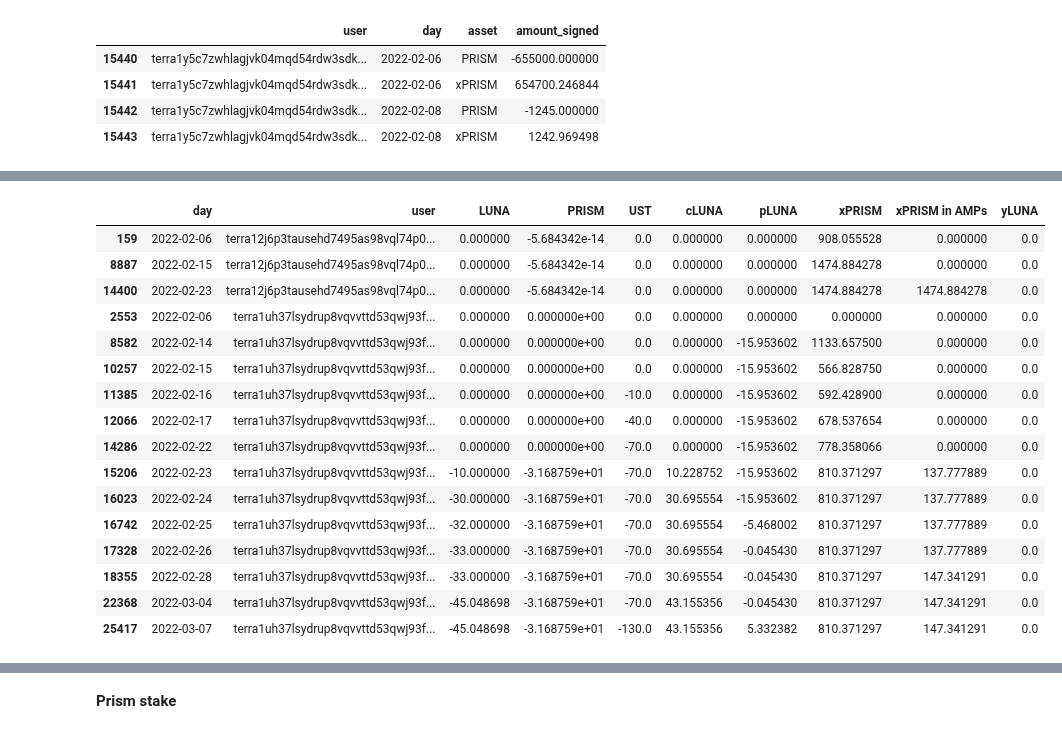
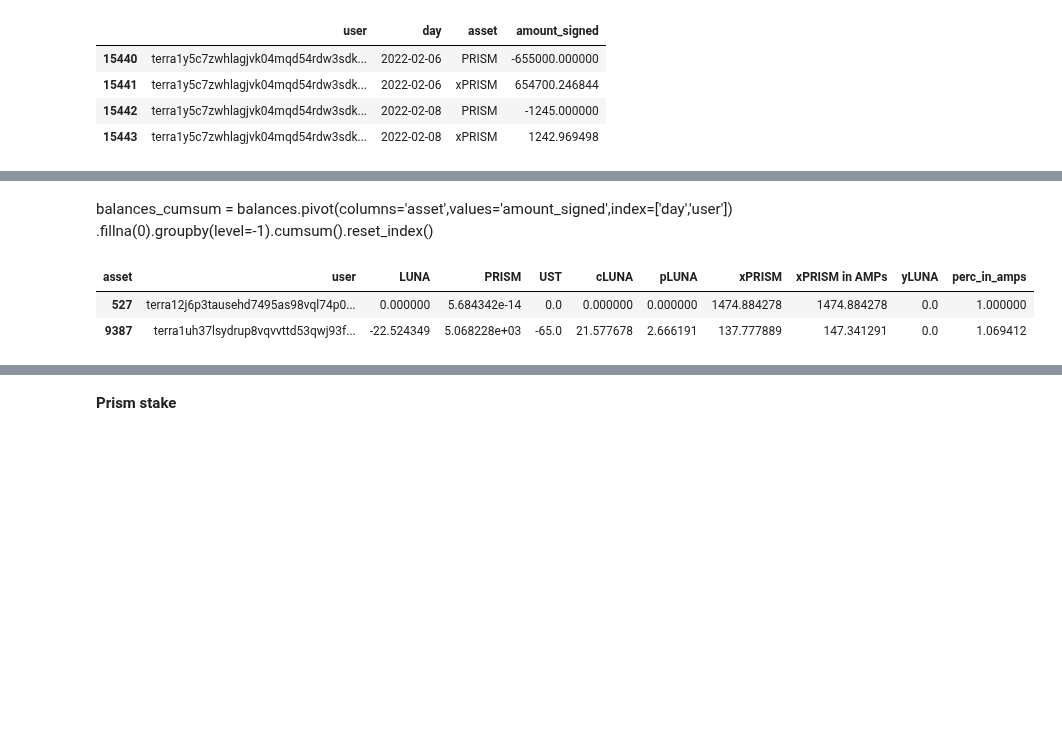
Before and after one commit to IncioMan/prism_forge, a Jupyter notebook: notebook/Prism Balances.ipynb, the cells around one changed output, grey strips where cells are left out. Cells and saved outputs as stored; diff of their text form; code cells hidden in the pictures; blank space fills up the shorter version.

```diff
--- a/notebook/Prism Balances.ipynb
+++ b/notebook/Prism Balances.ipynb
@@ -120,12 +120,12 @@ class SwapsDataProvider(GenericDataProvider):
         yluna_swaps = self.swaps_df_all[(self.swaps_df_all.asset_given=='yLUNA')|(self.swaps_df_all.asset_received=='yLUNA')]
         yluna_swaps['amount_signed'] = yluna_swaps.apply(lambda row: row.offer_amount if row.asset_given == 'yLUNA' else -row.return_amount,axis=1)
         yluna_swaps['type'] = 'swap'
-        self.yluna_swaps = yluna_swaps
+        self.yluna_swaps = yluna_swaps.drop_duplicates(['tx_id'],ignore_index=True)
         #
         pluna_swaps = self.swaps_df_all[(self.swaps_df_all.asset_given=='pLUNA')|(self.swaps_df_all.asset_received=='pLUNA')]
         pluna_swaps['amount_signed'] = pluna_swaps.apply(lambda row: row.offer_amount if row.asset_given == 'pLUNA' else -row.return_amount,axis=1)
         pluna_swaps['type'] = 'swap'
-        self.pluna_swaps = pluna_swaps
+        self.pluna_swaps = pluna_swaps.drop_duplicates(['tx_id'],ignore_index=True)
         #
         given = swaps_dp.swaps_df_all.copy()
         given['asset'] = given.asset_given
@@ -138,7 +138,7 @@ class SwapsDataProvider(GenericDataProvider):
         cols = ['block_timestamp', 'tx_id','user', 'hr',
                'day', 'asset', 'amount_signed']
         swaps_single = received[cols].append(given[cols])
-        self.swaps_single = swaps_single[swaps_single.amount_signed.notna()]
+        self.swaps_single = swaps_single[swaps_single.amount_signed.notna()].drop_duplicates(['tx_id','asset'],ignore_index=True)
 # %%
  config = {
      'transfers_prism': {'hash':'9651b671-1f85-4133-8384-20042dc1adb1',
@@ -441,4 +437,4 @@ swaps_bal = swaps_dp.swaps_single\
 # %%
 balances = swaps_bal.append(forge_bal).append(stake_bal).append(amps_bal)\
                     .append(transfer_bal).append(transfer_xprism_bal).append(lp_xprism_bal)
-balances=balances.groupby(['user','day','asset']).amount_signed.sum().reset_index()
+balances=balances.groupby(['user','asset']).amount_signed.sum().reset_index()
@@ -461,25 +441,14 @@ balances[(balances.asset=='xPRISM')&(balances.user=='terra1y5c7zwhlagjvk04mqd54r
+# %% [markdown]
+balances_cumsum = balances.pivot(columns='asset',values='amount_signed',index=['day','user'])\
+                          .fillna(0).groupby(level=-1).cumsum().reset_index()
 # %%
-balances_cumsum = balances.pivot(columns='asset',values='amount_signed',index=['day','user'])\
-                          .fillna(0).groupby(level=-1).cumsum().reset_index()
+balances_pivoted = balances.pivot(columns='asset',values='amount_signed',index=['user'])\
+                          .fillna(0).reset_index()
 # %%
-balances_cumsum[balances_cumsum.user\
+balances_pivoted[balances_pivoted.user\
                 .isin(['terra12j6p3tausehd7495as98vql74p0f9t2ahnafsv','terra1uh37lsydrup8vqvvttd53qwj93ft9x7572g62q'])]\
-                .sort_values(by=['user','day'])
+                .sort_values(by=['user'])
 # %% [output]
-|  | day | user | LUNA | PRISM | UST | cLUNA | pLUNA | xPRISM | xPRISM in AMPs | yLUNA |
-| 159 | 2022-02-06 | terra12j6p3tausehd7495as98vql74p0... | 0.000000 | -5.684342e-14 | 0.0 | 0.000000 | 0.000000 | 908.055528 | 0.000000 | 0.0 |
-| 8887 | 2022-02-15 | terra12j6p3tausehd7495as98vql74p0... | 0.000000 | -5.684342e-14 | 0.0 | 0.000000 | 0.000000 | 1474.884278 | 0.000000 | 0.0 |
-| 14400 | 2022-02-23 | terra12j6p3tausehd7495as98vql74p0... | 0.000000 | -5.684342e-14 | 0.0 | 0.000000 | 0.000000 | 1474.884278 | 1474.884278 | 0.0 |
-| 2553 | 2022-02-06 | terra1uh37lsydrup8vqvvttd53qwj93f... | 0.000000 | 0.000000e+00 | 0.0 | 0.000000 | 0.000000 | 0.000000 | 0.000000 | 0.0 |
-| 8582 | 2022-02-14 | terra1uh37lsydrup8vqvvttd53qwj93f... | 0.000000 | 0.000000e+00 | 0.0 | 0.000000 | -15.953602 | 1133.657500 | 0.000000 | 0.0 |
-| 10257 | 2022-02-15 | terra1uh37lsydrup8vqvvttd53qwj93f... | 0.000000 | 0.000000e+00 | 0.0 | 0.000000 | -15.953602 | 566.828750 | 0.000000 | 0.0 |
-| 11385 | 2022-02-16 | terra1uh37lsydrup8vqvvttd53qwj93f... | 0.000000 | 0.000000e+00 | -10.0 | 0.000000 | -15.953602 | 592.428900 | 0.000000 | 0.0 |
-| 12066 | 2022-02-17 | terra1uh37lsydrup8vqvvttd53qwj93f... | 0.000000 | 0.000000e+00 | -40.0 | 0.000000 | -15.953602 | 678.537654 | 0.000000 | 0.0 |
-| 14286 | 2022-02-22 | terra1uh37lsydrup8vqvvttd53qwj93f... | 0.000000 | 0.000000e+00 | -70.0 | 0.000000 | -15.953602 | 778.358066 | 0.000000 | 0.0 |
-| 15206 | 2022-02-23 | terra1uh37lsydrup8vqvvttd53qwj93f... | -10.000000 | -3.168759e+01 | -70.0 | 10.228752 | -15.953602 | 810.371297 | 137.777889 | 0.0 |
-| 16023 | 2022-02-24 | terra1uh37lsydrup8vqvvttd53qwj93f... | -30.000000 | -3.168759e+01 | -70.0 | 30.695554 | -15.953602 | 810.371297 | 137.777889 | 0.0 |
-| 16742 | 2022-02-25 | terra1uh37lsydrup8vqvvttd53qwj93f... | -32.000000 | -3.168759e+01 | -70.0 | 30.695554 | -5.468002 | 810.371297 | 137.777889 | 0.0 |
-| 17328 | 2022-02-26 | terra1uh37lsydrup8vqvvttd53qwj93f... | -33.000000 | -3.168759e+01 | -70.0 | 30.695554 | -0.045430 | 810.371297 | 137.777889 | 0.0 |
-| 18355 | 2022-02-28 | terra1uh37lsydrup8vqvvttd53qwj93f... | -33.000000 | -3.168759e+01 | -70.0 | 30.695554 | -0.045430 | 810.371297 | 147.341291 | 0.0 |
-| 22368 | 2022-03-04 | terra1uh37lsydrup8vqvvttd53qwj93f... | -45.048698 | -3.168759e+01 | -70.0 | 43.155356 | -0.045430 | 810.371297 | 147.341291 | 0.0 |
-| 25417 | 2022-03-07 | terra1uh37lsydrup8vqvvttd53qwj93f... | -45.048698 | -3.168759e+01 | -130.0 | 43.155356 | 5.332382 | 810.371297 | 147.341291 | 0.0 |
+| asset | user | LUNA | PRISM | UST | cLUNA | pLUNA | xPRISM | xPRISM in AMPs | yLUNA | perc_in_amps |
+| 527 | terra12j6p3tausehd7495as98vql74p0... | 0.000000 | 5.684342e-14 | 0.0 | 0.000000 | 0.000000 | 1474.884278 | 1474.884278 | 0.0 | 1.000000 |
+| 9387 | terra1uh37lsydrup8vqvvttd53qwj93f... | -22.524349 | 5.068228e+03 | -65.0 | 21.577678 | 2.666191 | 137.777889 | 147.341291 | 0.0 | 1.069412 |
```
Also changed, not shown: parts of 14 cells of this notebook, 4 other files.
